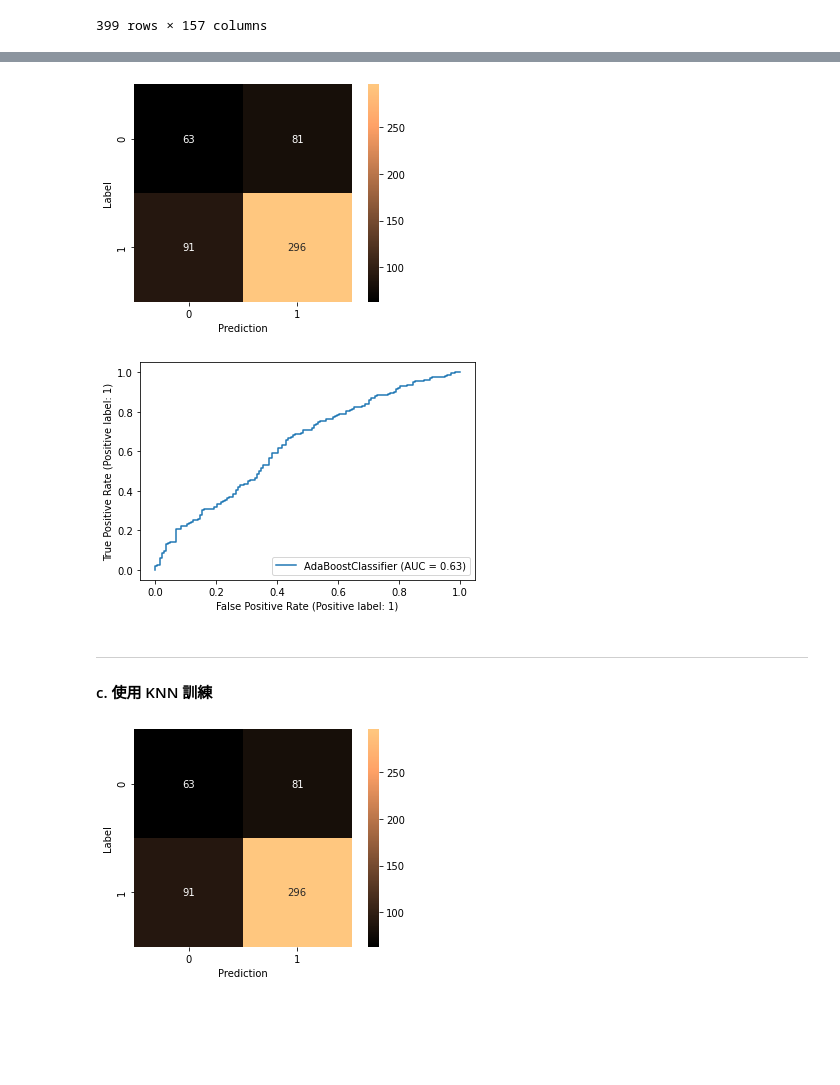
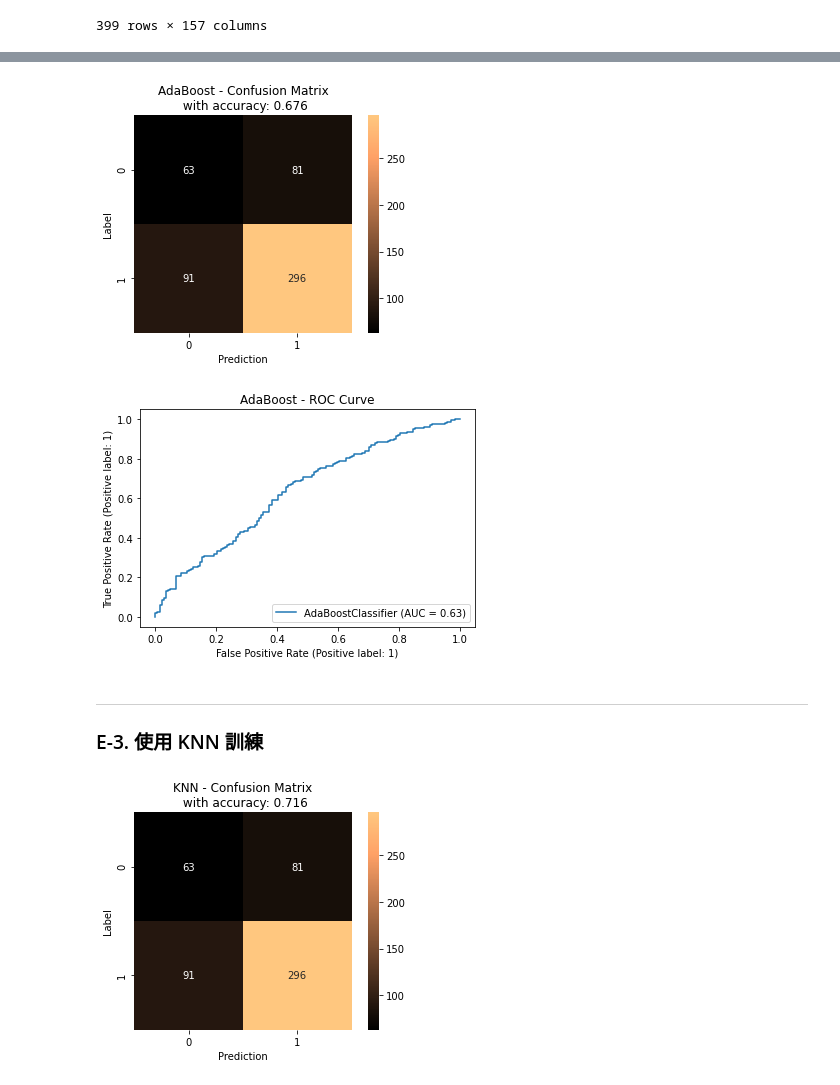
Before and after one commit to stupidpenguin/Computation_of_Data_Science, a Jupyter notebook: Homework_4/Homework2.ipynb, the cells around one changed output, grey strips where cells are left out. Drawn from its saved outputs; the diff is of its cells as text; code cells hidden in the pictures; blank space fills up the shorter version.

```diff
--- a/Homework_4/Homework2.ipynb
+++ b/Homework_4/Homework2.ipynb
@@ -331,35 +311,42 @@ plt.show()
 # %%
 AdaBoost_Model = AdaBoostClassifier()
 AdaBoost_Model.fit(fs_GDSC_combination, reduced_GDSC_combination_label)
 AdaBoost_result = AdaBoost_Model.predict(fs_extra_test_dataset)
+AdaBoost_score = AdaBoost_Model.score(fs_extra_test_dataset, extra_test_dataset_label)
+AdaBoost_score = np.around(AdaBoost_score, decimals=3)
 
 AdaBoost_cm = confusion_matrix(extra_test_dataset_label, AdaBoost_result)
 sns.heatmap(AdaBoost_cm, square=True, annot=True, cmap=CMAP, cbar=True, fmt="")
 AdaBoost_plot = plt.xlabel("Prediction")
 AdaBoost_plot = plt.ylabel("Label")
+AdaBoost_plot = plt.title(f"AdaBoost - Confusion Matrix\n with accuracy: {AdaBoost_score}")
 plt.show(AdaBoost_plot)
 # %% [output]
-[figure, old version]
+[figure, new version]
 # %%
 metrics.plot_roc_curve(AdaBoost_Model, fs_extra_test_dataset, extra_test_dataset_label)
+plt.title("AdaBoost - ROC Curve")
 plt.show()
 # %% [output]
-[figure, old version]
+[figure, new version]
 # %% [markdown]
 ----
-#### c. 使用 KNN 訓練
+### E-3. 使用 KNN 訓練
 # %%
 KNN_Model = KNeighborsClassifier(n_neighbors=3)
 
 KNN_Model.fit(fs_GDSC_combination, reduced_GDSC_combination_label)
 KNN_result = KNN_Model.predict(fs_extra_test_dataset)
-
+KNN_score = KNN_Model.score(fs_extra_test_dataset, extra_test_dataset_label)
+KNN_score = np.around(KNN_score, decimals=3)
 KNN_cm = confusion_matrix(extra_test_dataset_label, KNN_result)
 sns.heatmap(AdaBoost_cm, square=True, annot=True, cmap=CMAP, cbar=True, fmt="")
 KNN_plot = plt.xlabel("Prediction")
 KNN_plot = plt.ylabel("Label")
+KNN_plot = plt.title(f"KNN - Confusion Matrix\n with accuracy: {KNN_score}")
+
 plt.show(KNN_plot)
 # %% [output]
-[figure, old version]
+[figure, new version]
 # %%
 metrics.plot_roc_curve(KNN_Model, fs_extra_test_dataset, extra_test_dataset_label)
```
Also changed, not shown: parts of 24 cells of this notebook, 3 other files.
